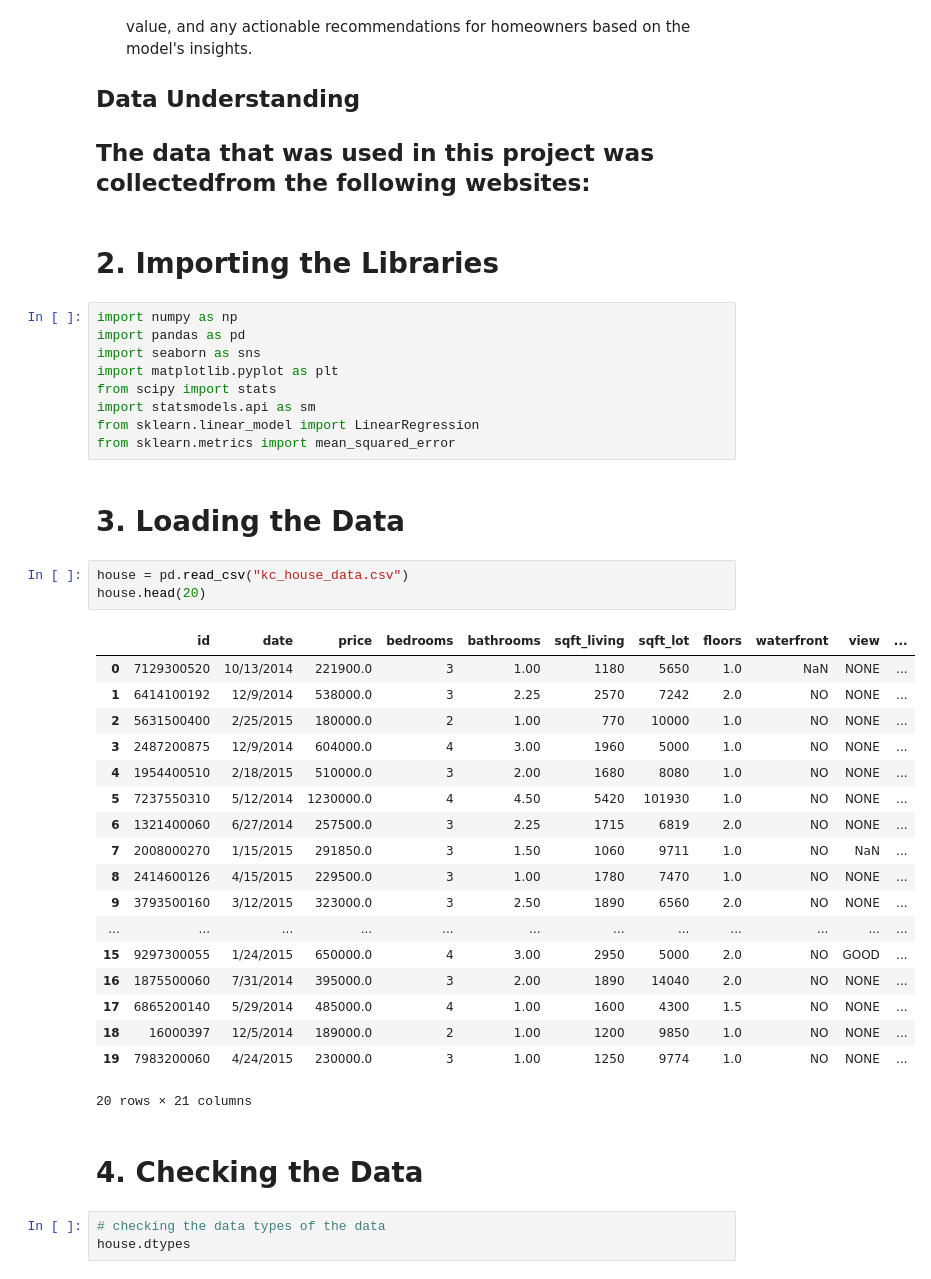
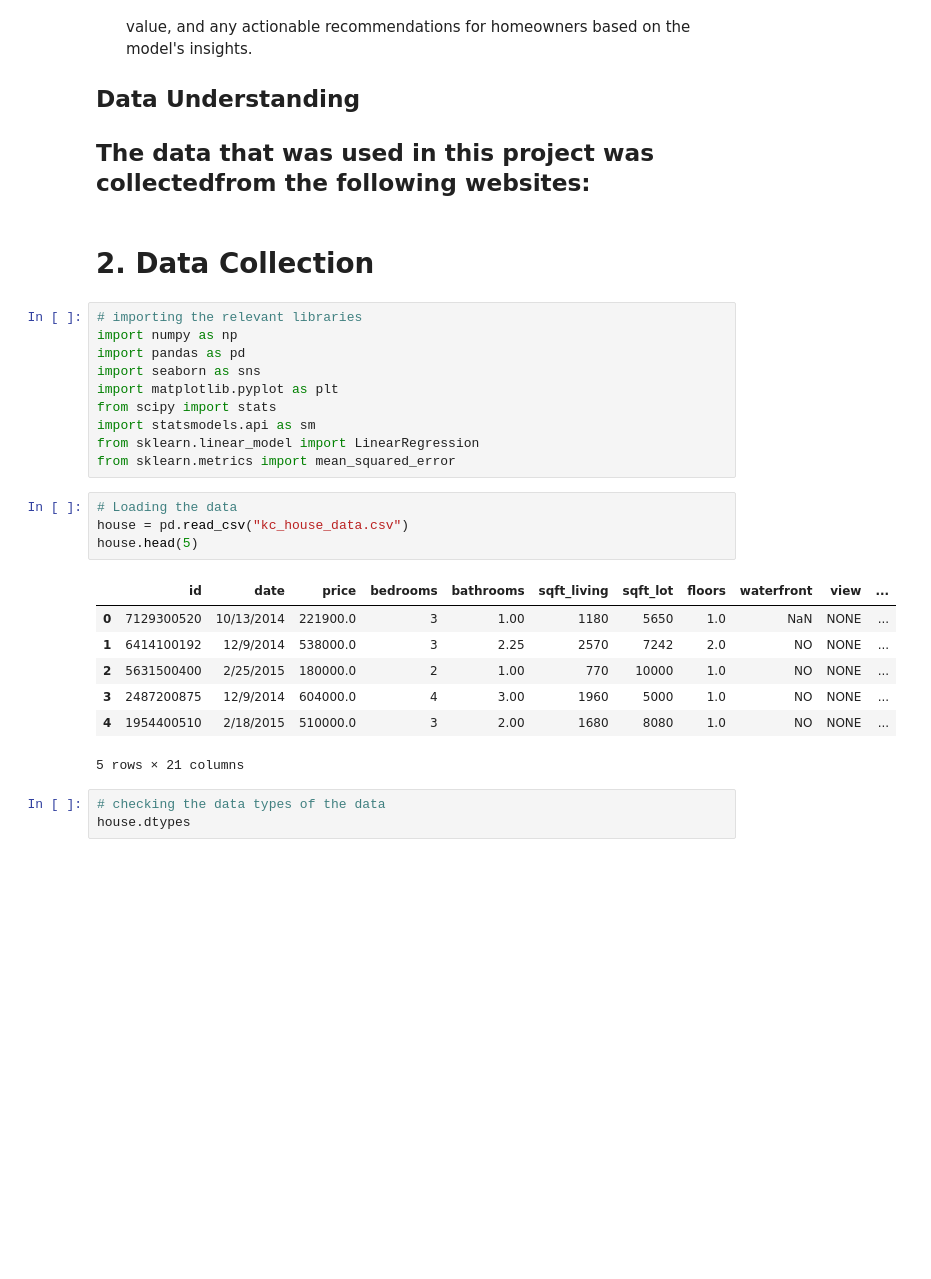
Before and after one commit to FionaNalianya/King-County-House-Sales, a Jupyter notebook: notebook.ipynb, the cells around one changed output. Drawn from its saved outputs; the diff is of its cells as text; blank space fills up the shorter version.

```diff
--- a/notebook.ipynb
+++ b/notebook.ipynb
@@ -26,9 +26,10 @@ The project would be considered a success if:
 ## Data Understanding
 The data that was  used in this project was collectedfrom the following websites:
 -
-# %% [markdown]
-# 2. Importing the Libraries
+# %% [markdown]
+# 2. Data Collection
 # %%
+# importing the relevant libraries
 import numpy as np
 import pandas as pd
 import seaborn as sns
@@ -37,32 +38,18 @@ from scipy import stats
 import statsmodels.api as sm
 from sklearn.linear_model import LinearRegression
 from sklearn.metrics import mean_squared_error
-# %% [markdown]
-# 3. Loading the Data
 # %%
+# Loading the data
 house = pd.read_csv("kc_house_data.csv")
-house.head(20)
+house.head(5)
 # %% [output]
 |  | id | date | price | bedrooms | bathrooms | sqft_living | sqft_lot | floors | waterfront | view | ... |
 | 0 | 7129300520 | 10/13/2014 | 221900.0 | 3 | 1.00 | 1180 | 5650 | 1.0 | NaN | NONE | ... |
 | 1 | 6414100192 | 12/9/2014 | 538000.0 | 3 | 2.25 | 2570 | 7242 | 2.0 | NO | NONE | ... |
 | 2 | 5631500400 | 2/25/2015 | 180000.0 | 2 | 1.00 | 770 | 10000 | 1.0 | NO | NONE | ... |
 | 3 | 2487200875 | 12/9/2014 | 604000.0 | 4 | 3.00 | 1960 | 5000 | 1.0 | NO | NONE | ... |
 | 4 | 1954400510 | 2/18/2015 | 510000.0 | 3 | 2.00 | 1680 | 8080 | 1.0 | NO | NONE | ... |
-| 5 | 7237550310 | 5/12/2014 | 1230000.0 | 4 | 4.50 | 5420 | 101930 | 1.0 | NO | NONE | ... |
-| 6 | 1321400060 | 6/27/2014 | 257500.0 | 3 | 2.25 | 1715 | 6819 | 2.0 | NO | NONE | ... |
-| 7 | 2008000270 | 1/15/2015 | 291850.0 | 3 | 1.50 | 1060 | 9711 | 1.0 | NO | NaN | ... |
-| 8 | 2414600126 | 4/15/2015 | 229500.0 | 3 | 1.00 | 1780 | 7470 | 1.0 | NO | NONE | ... |
-| 9 | 3793500160 | 3/12/2015 | 323000.0 | 3 | 2.50 | 1890 | 6560 | 2.0 | NO | NONE | ... |
-| ... | ... | ... | ... | ... | ... | ... | ... | ... | ... | ... | ... |
-| 15 | 9297300055 | 1/24/2015 | 650000.0 | 4 | 3.00 | 2950 | 5000 | 2.0 | NO | GOOD | ... |
-| 16 | 1875500060 | 7/31/2014 | 395000.0 | 3 | 2.00 | 1890 | 14040 | 2.0 | NO | NONE | ... |
-| 17 | 6865200140 | 5/29/2014 | 485000.0 | 4 | 1.00 | 1600 | 4300 | 1.5 | NO | NONE | ... |
-| 18 | 16000397 | 12/5/2014 | 189000.0 | 2 | 1.00 | 1200 | 9850 | 1.0 | NO | NONE | ... |
-| 19 | 7983200060 | 4/24/2015 | 230000.0 | 3 | 1.00 | 1250 | 9774 | 1.0 | NO | NONE | ... |
-20 rows × 21 columns
+5 rows × 21 columns
-# %% [markdown]
-# 4. Checking the Data
 # %%
 # checking the data types of the data
 house.dtypes
```
Also changed, not shown: parts of 9 cells of this notebook.
